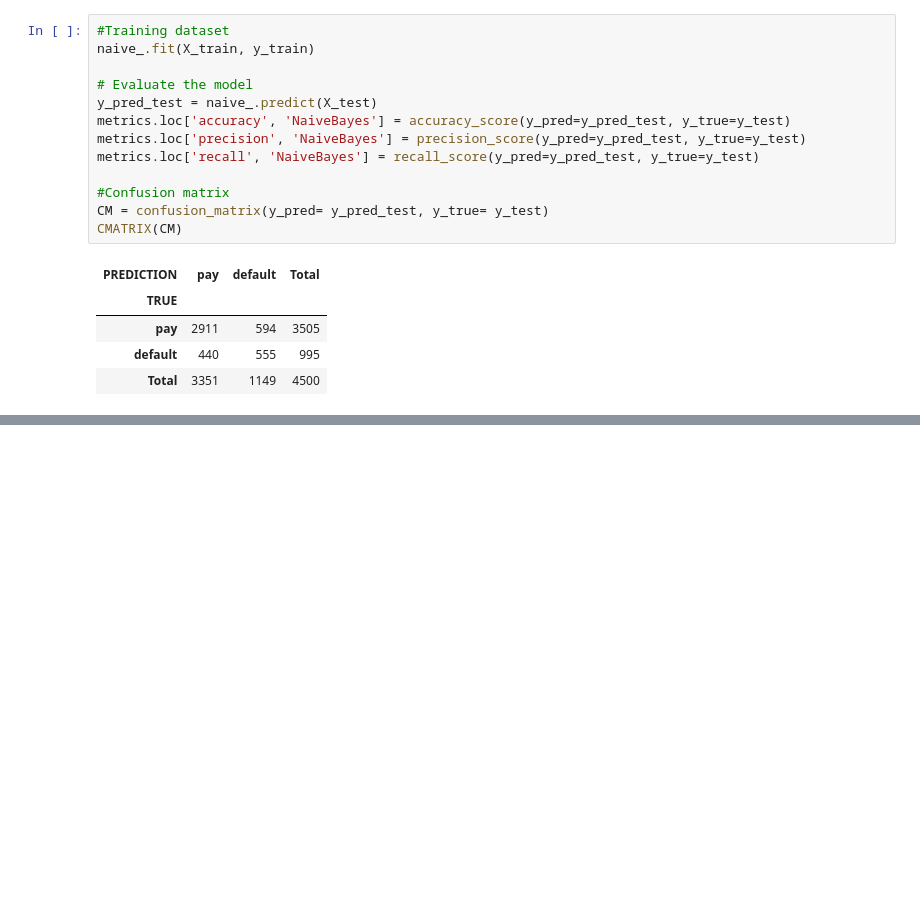
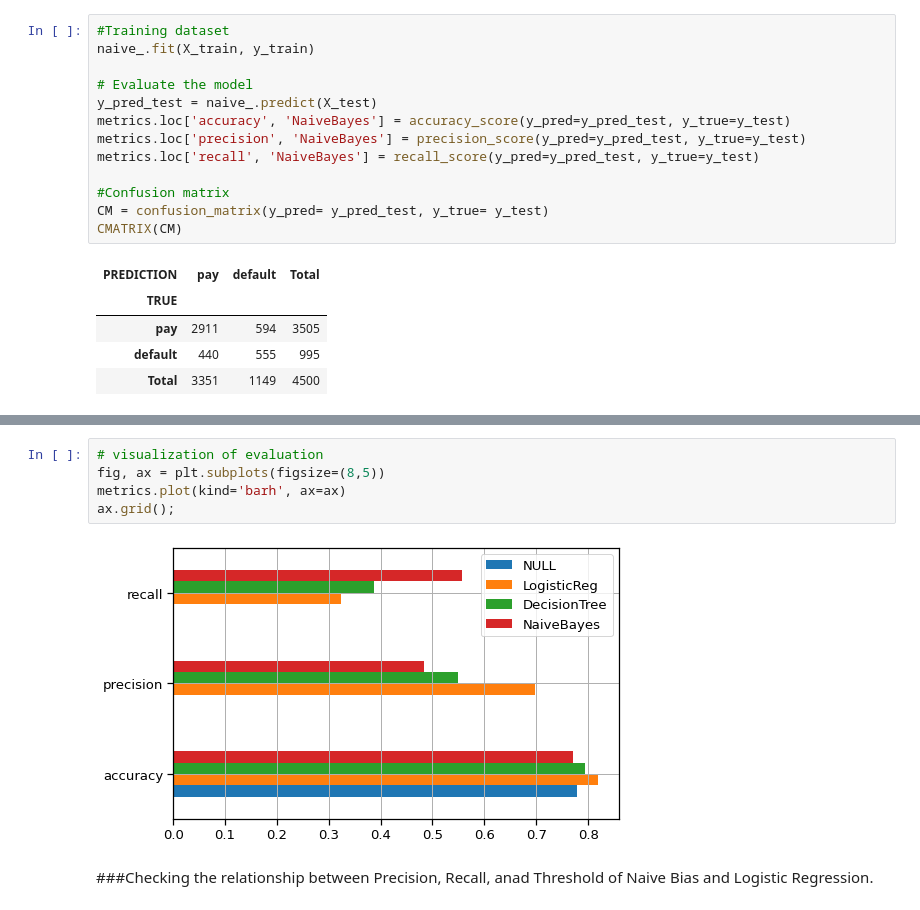
Before and after one commit to shivankb/credit_card_default_prediction, a Jupyter notebook: credit_card_default_prediction.ipynb, the cells around one changed output, grey strips where cells are left out. Cells and saved outputs as stored; diff of their text form; blank space fills up the shorter version.

```diff
--- a/credit_card_default_prediction.ipynb
+++ b/credit_card_default_prediction.ipynb
@@ -559,0 +562,9 @@ CMATRIX(CM)
+# %%
+# visualization of evaluation
+fig, ax = plt.subplots(figsize=(8,5))
+metrics.plot(kind='barh', ax=ax)
+ax.grid();
+# %% [output]
+[figure, added]
+# %% [markdown]
+###Checking the relationship between Precision, Recall, anad Threshold of Naive Bias and Logistic Regression.
```
Also changed, not shown: parts of 15 cells of this notebook.
